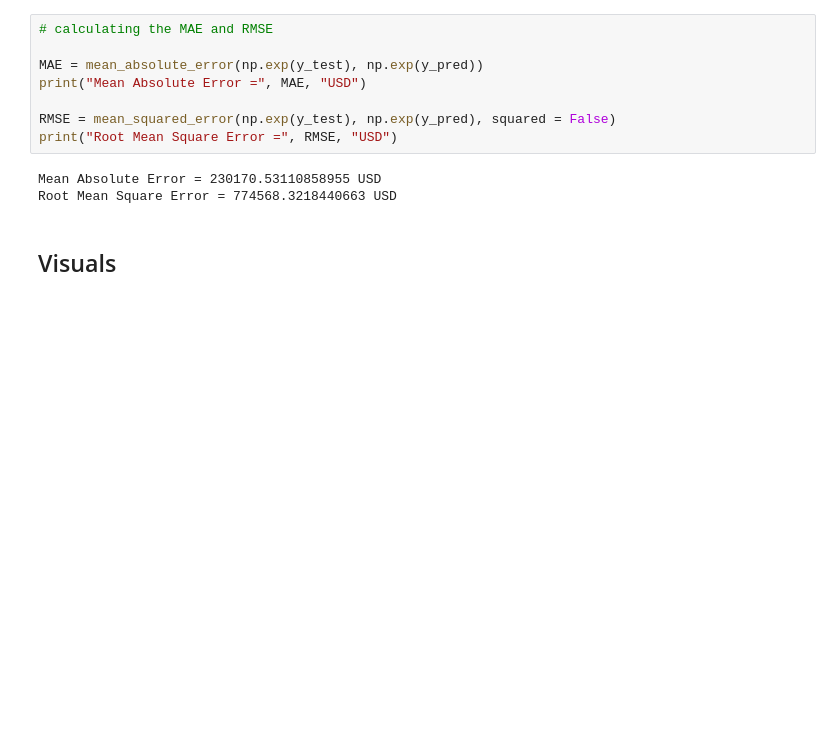
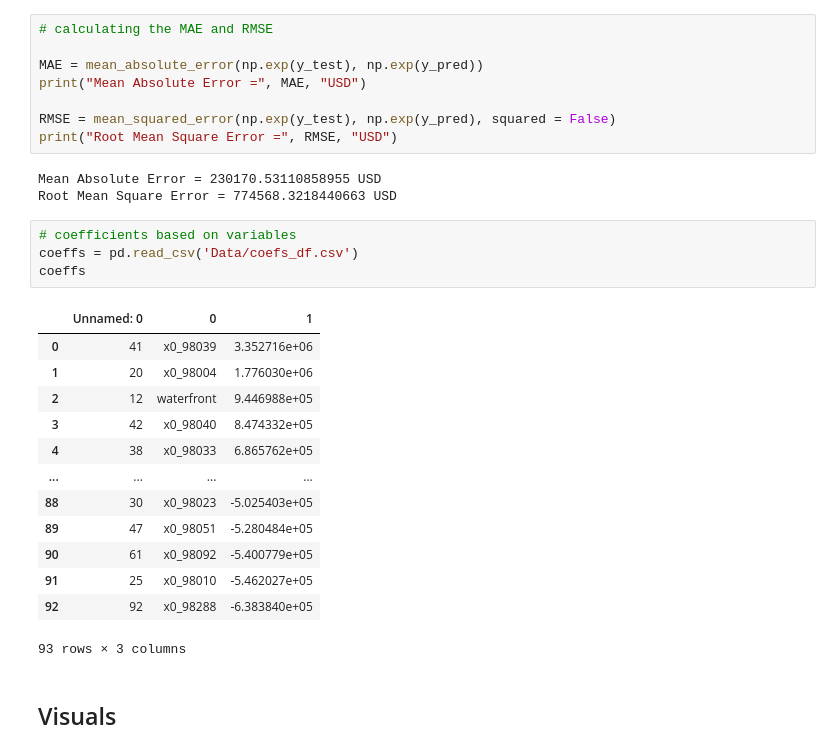
Before and after one commit to Kellyajara/RealEstate-Classification, a Jupyter notebook: Project Notebook.ipynb, the cells around one changed output. Cells and saved outputs as stored; diff of their text form; blank space fills up the shorter version.

Commit message:
adding coeffs

```diff
--- a/Project Notebook.ipynb
+++ b/Project Notebook.ipynb
@@ -824,6 +824,24 @@ print("Root Mean Square Error =", RMSE, "USD")
 # %% [output]
 Mean Absolute Error = 230170.53110858955 USD
 Root Mean Square Error = 774568.3218440663 USD
+# %%
+# coefficients based on variables
+coeffs = pd.read_csv('Data/coefs_df.csv')
+coeffs
+# %% [output]
+|  | Unnamed: 0 | 0 | 1 |
+| 0 | 41 | x0_98039 | 3.352716e+06 |
+| 1 | 20 | x0_98004 | 1.776030e+06 |
+| 2 | 12 | waterfront | 9.446988e+05 |
+| 3 | 42 | x0_98040 | 8.474332e+05 |
+| 4 | 38 | x0_98033 | 6.865762e+05 |
+| ... | ... | ... | ... |
+| 88 | 30 | x0_98023 | -5.025403e+05 |
+| 89 | 47 | x0_98051 | -5.280484e+05 |
+| 90 | 61 | x0_98092 | -5.400779e+05 |
+| 91 | 25 | x0_98010 | -5.462027e+05 |
+| 92 | 92 | x0_98288 | -6.383840e+05 |
+93 rows × 3 columns
 # %% [markdown]
 ## Visuals
 # %% [markdown]
```
Also changed, not shown: parts of 5 cells of this notebook, 1 other file.
